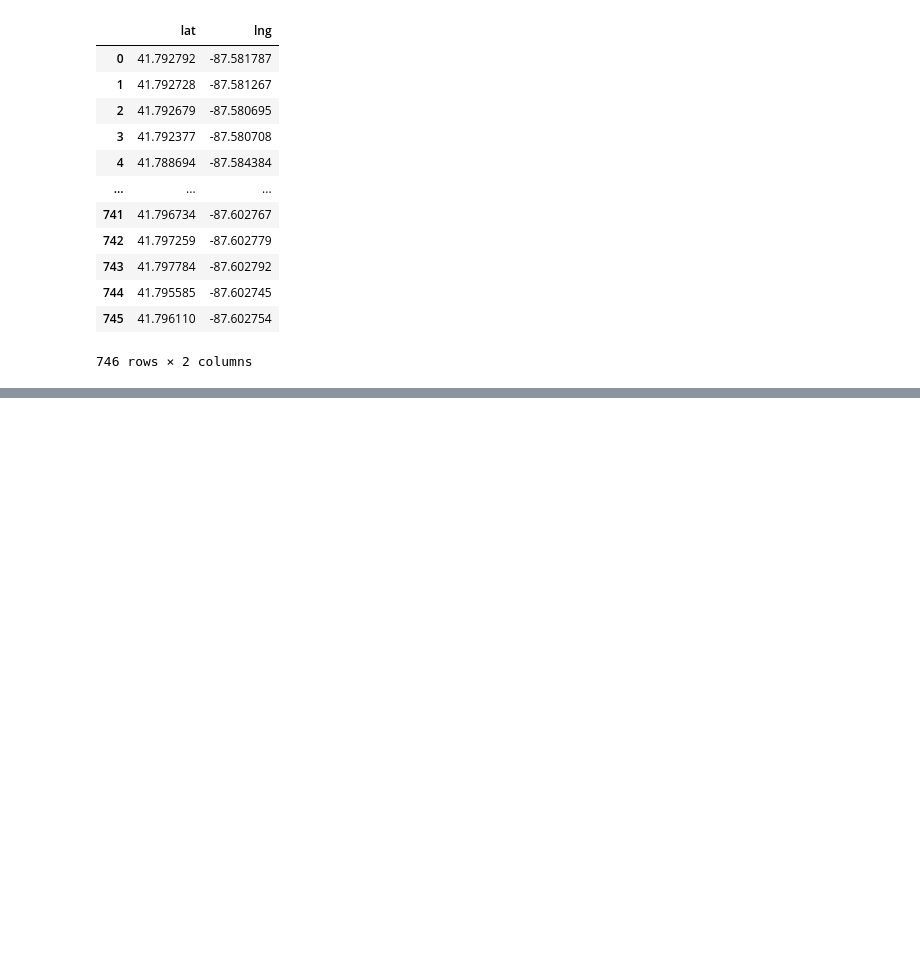
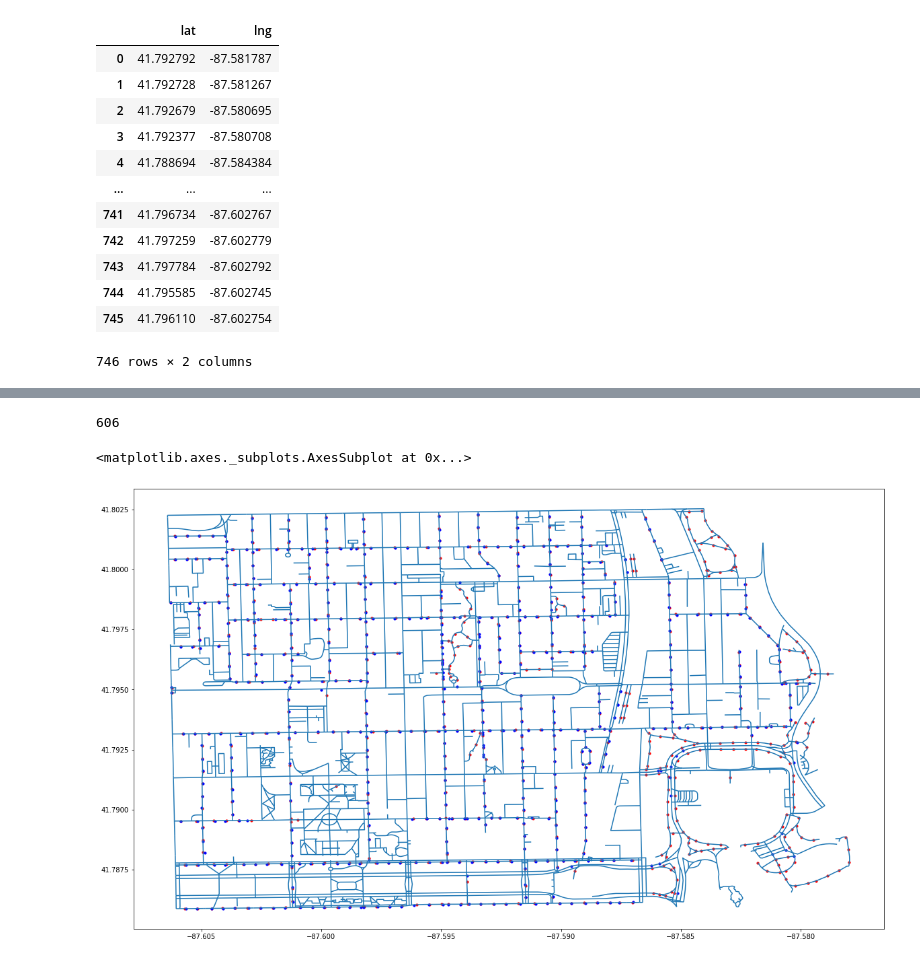
Before and after one commit to kywch/geo-colab, a Jupyter notebook: TreePedia_Step1_point_sampling.ipynb, the cells around one changed output, grey strips where cells are left out. Saved outputs shown, nothing was run; the diff lists cells and outputs as text; code cells hidden in the pictures; blank space fills up the shorter version.

```diff
--- a/TreePedia_Step1_point_sampling.ipynb
+++ b/TreePedia_Step1_point_sampling.ipynb
@@ -208,5 +237,5 @@ def sample_points(shapefile, sample_dist, visualize=True):
 
   return results
 # %%
-points = sample_points('source/edges.shp', 50)
+%timeit points = sample_points('source/edges.shp', 50)
 # %% [output]
@@ -256,0 +287,3 @@ picked_df.to_csv('drive/My Drive/StreetPsych/' + location + '/seed_' + location
+# %%
+combined_df = pd.read_csv('drive/My Drive/StreetPsych/' + location + '/gsv_seed_' + location + '.csv')
+combined_df.head()
@@ -256,0 +297,18 @@ picked_df.to_csv('drive/My Drive/StreetPsych/' + location + '/seed_' + location
+# %%
+sum(combined_df['date'] > '2019-01')
+# %% [output]
+606
+# %%
+geometry = [Point(xy) for xy in zip(combined_df['gsv_lng'], combined_df['gsv_lat'])]
+# %%
+#osm_map.crs
+gsv_gdf = gpd.GeoDataFrame(combined_df, geometry=geometry)
+# %%
+fig, ax = plt.subplots(figsize=(20,20))
+
+osm_map.plot(ax=ax)
+picked_gdf.plot(ax=ax, color='red', markersize=10)
+gsv_gdf[gsv_gdf['date'] > '2019-01'].plot(ax=ax, color='blue', markersize=10)
+# %% [output]
+<matplotlib.axes._subplots.AxesSubplot at 0x...>
+[figure, added]
```
Also changed, not shown: parts of 12 cells of this notebook.
